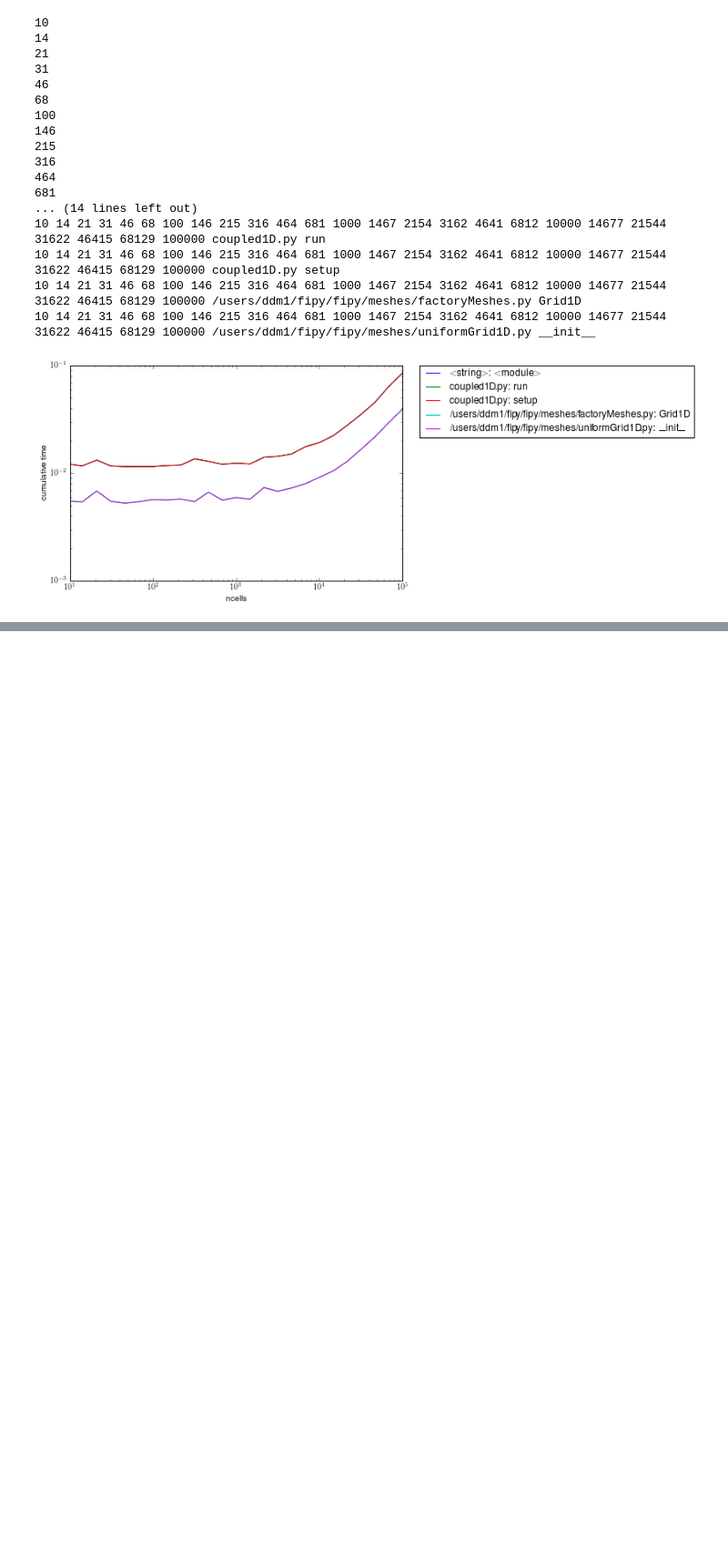
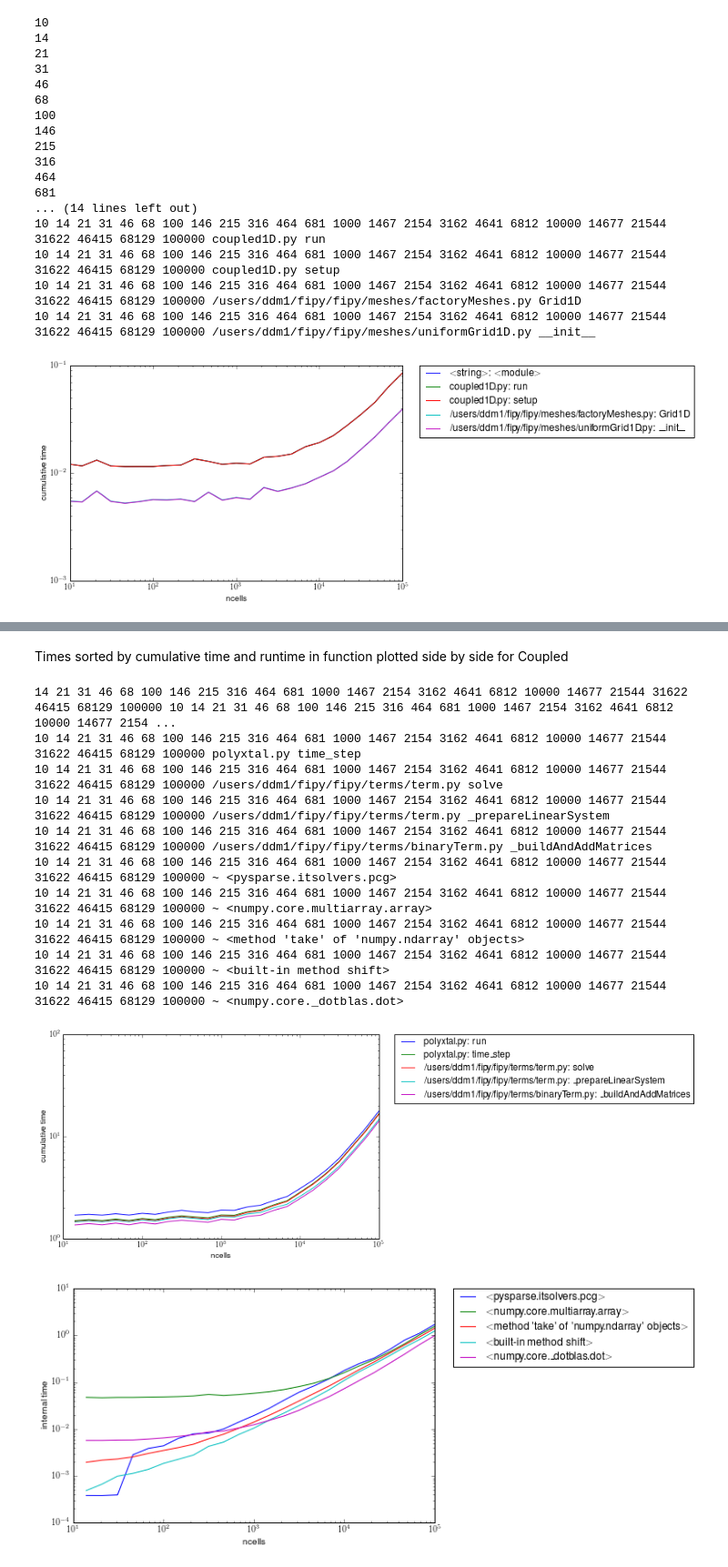
Before and after one commit to dmurali1/SURF2013, a Jupyter notebook: Preliminary_Profiling.ipynb, the cells around one changed output, grey strips where cells are left out. Shown at 91% size. Cells and saved outputs as stored; diff of their text form; code cells hidden in the pictures; blank space fills up the shorter version.

```diff
--- a/Preliminary_Profiling.ipynb
+++ b/Preliminary_Profiling.ipynb
@@ -257,0 +285,27 @@ prof.plot(keys[:5], "cumulative")
+# %% [markdown]
+Times sorted by cumulative time and runtime in function plotted side by side for Coupled
+# %%
+from polyxtal import PolyxtalSimulation
+from profiling_functions import FiPyProfile
+poly = PolyxtalSimulation()
+ncells = np.array(np.logspace(1, 5, 25), dtype=int)
+prof = FiPyProfile(poly.run, "data/polyxtal", ncells, regenerate=False)
+
+keys = prof.get_sorted_keys(ncells[-1], sort_field="cumulative")
+prof.plot(keys[:5], "cumulative")
+
+keys = prof.get_sorted_keys(ncells[-1], sort_field="time")
+prof.plot(keys[:5], "time")
+# %% [output]
+14 21 31 46 68 100 146 215 316 464 681 1000 1467 2154 3162 4641 6812 10000 14677 21544 31622 46415 68129 100000 10 14 21 31 46 68 100 146 215 316 464 681 1000 1467 2154 3162 4641 6812 10000 14677 2154 ...
+10 14 21 31 46 68 100 146 215 316 464 681 1000 1467 2154 3162 4641 6812 10000 14677 21544 31622 46415 68129 100000 polyxtal.py time_step
+10 14 21 31 46 68 100 146 215 316 464 681 1000 1467 2154 3162 4641 6812 10000 14677 21544 31622 46415 68129 100000 /users/ddm1/fipy/fipy/terms/term.py solve
+10 14 21 31 46 68 100 146 215 316 464 681 1000 1467 2154 3162 4641 6812 10000 14677 21544 31622 46415 68129 100000 /users/ddm1/fipy/fipy/terms/term.py _prepareLinearSystem
+10 14 21 31 46 68 100 146 215 316 464 681 1000 1467 2154 3162 4641 6812 10000 14677 21544 31622 46415 68129 100000 /users/ddm1/fipy/fipy/terms/binaryTerm.py _buildAndAddMatrices
+10 14 21 31 46 68 100 146 215 316 464 681 1000 1467 2154 3162 4641 6812 10000 14677 21544 31622 46415 68129 100000 ~ <pysparse.itsolvers.pcg>
+10 14 21 31 46 68 100 146 215 316 464 681 1000 1467 2154 3162 4641 6812 10000 14677 21544 31622 46415 68129 100000 ~ <numpy.core.multiarray.array>
+10 14 21 31 46 68 100 146 215 316 464 681 1000 1467 2154 3162 4641 6812 10000 14677 21544 31622 46415 68129 100000 ~ <method 'take' of 'numpy.ndarray' objects>
+10 14 21 31 46 68 100 146 215 316 464 681 1000 1467 2154 3162 4641 6812 10000 14677 21544 31622 46415 68129 100000 ~ <built-in method shift>
+10 14 21 31 46 68 100 146 215 316 464 681 1000 1467 2154 3162 4641 6812 10000 14677 21544 31622 46415 68129 100000 ~ <numpy.core._dotblas.dot>
+[figure, added]
+[figure, added]
```
Also changed, not shown: parts of 3 cells of this notebook, 1 other file.
